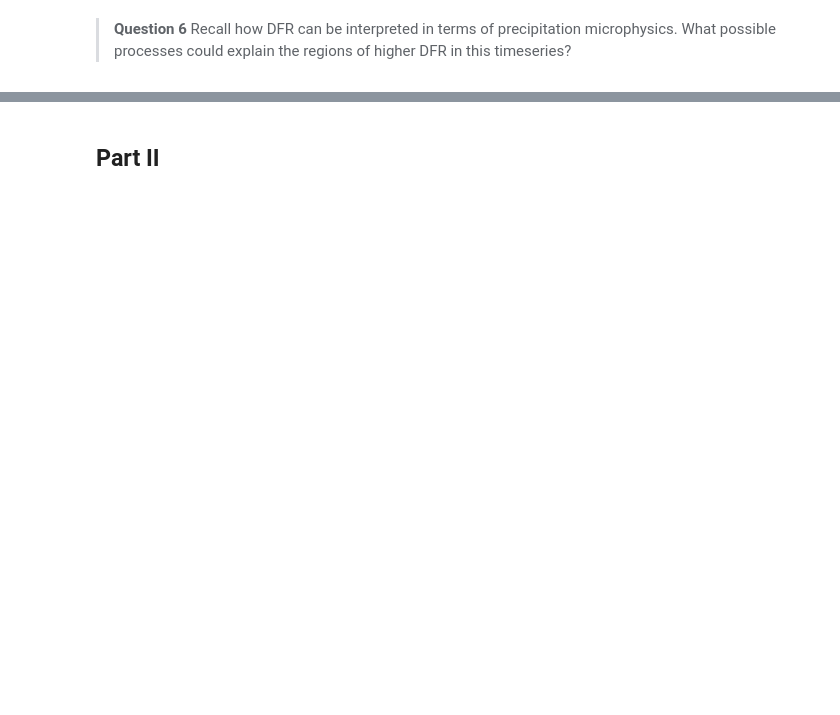
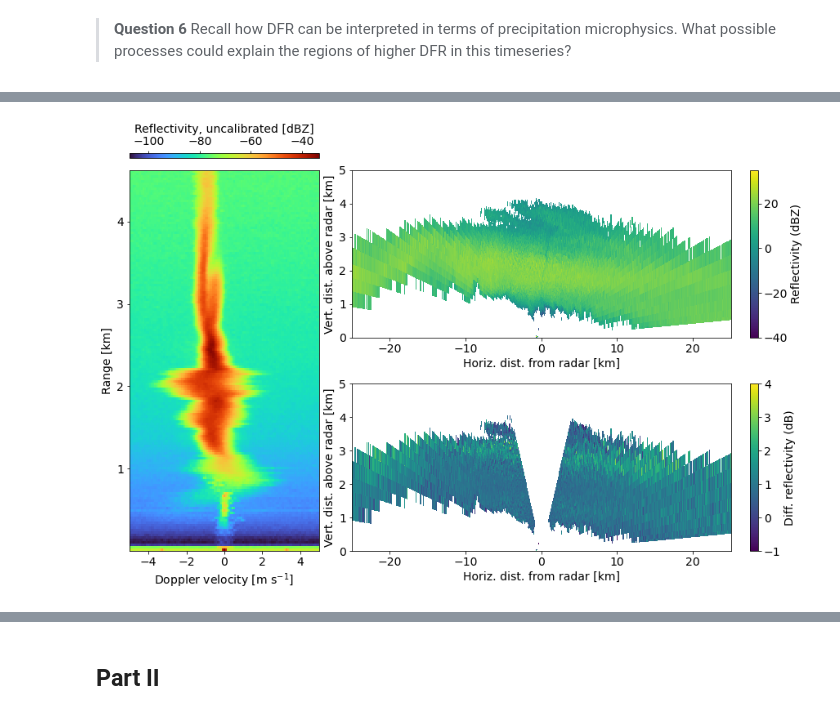
Before and after one commit to ltelab/AtmProc2024, a Jupyter notebook: Exercise_2/Exercise_2.ipynb, the cells around one changed output, grey strips where cells are left out. Drawn from its saved outputs; the diff is of its cells as text; code cells hidden in the pictures; blank space fills up the shorter version.

```diff
--- a/Exercise_2/Exercise_2.ipynb
+++ b/Exercise_2/Exercise_2.ipynb
@@ -147,0 +199,35 @@ _=plt.colorbar(im0,label='DFR [dB]')
+# %%
+VAR_1 = 'Zh'
+VMIN_VAR_1 = -40
+VMAX_VAR_1 = 35
+
+VAR_2 = 'Zdr'
+VMIN_VAR_2 = -1
+VMAX_VAR_2 = 4
+
+#############################################333333
+
+
+fig, axs = plt.subplot_mosaic(
+    [["spec", "RHI1", "RHI1"],
+     ["spec", "RHI2", "RHI2"]], constrained_layout=True,
+     figsize=(12,8)
+)
+
+spec_plot=axs["spec"].pcolormesh(vel_spec, rg_spec, spec, cmap='turbo')
+plt.colorbar(spec_plot, ax=axs["spec"],aspect=40,label='Reflectivity, uncalibrated [dBZ]', orientation='horizontal', location='top', pad=.02)
+
+display.plot_rhi(VAR_1,ax=axs['RHI1'], vmin=VMIN_VAR_1, vmax=VMAX_VAR_1, title='')
+display.plot_rhi(VAR_2,ax=axs['RHI2'], vmin=VMIN_VAR_2, vmax=VMAX_VAR_2, title='')
+
+axs["spec"].set_xlim(-5,5)
+axs["spec"].set_xlabel('Doppler velocity [m s$^{-1}$]')
+axs["spec"].set_ylabel('Range [km]')
+for key in ['RHI1', 'RHI2']:
+    axs[key].set_xlim(-25,25)
+    axs[key].set_ylim(0,5)
+    axs[key].set_xlabel('Horiz. dist. from radar [km]')
+    axs[key].set_ylabel('Vert. dist. above radar [km]')
+# fig.tight_layout()
+# %% [output]
+[figure, added]
```
Also changed, not shown: parts of 31 cells of this notebook, 2 other files.
